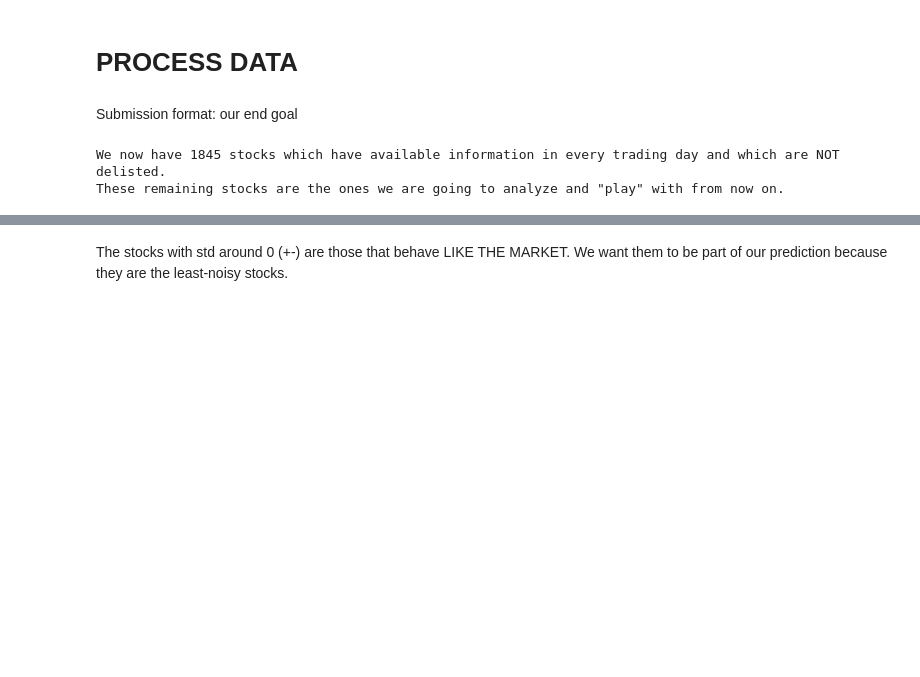
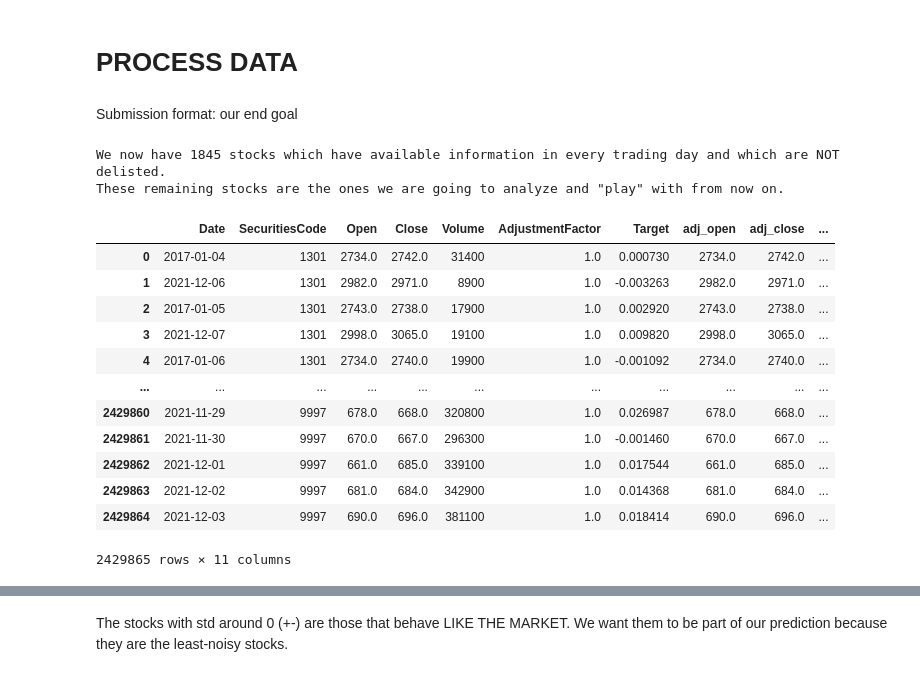
Before and after one commit to ofirnesher-nemodata/jpx-tokyo-stock-exchange-prediction, a Jupyter notebook: notebooks/submission-21-06-22.ipynb, the cells around one changed output, grey strips where cells are left out. Drawn from its saved outputs; the diff is of its cells as text; code cells hidden in the pictures; blank space fills up the shorter version.

```diff
--- a/notebooks/submission-21-06-22.ipynb
+++ b/notebooks/submission-21-06-22.ipynb
@@ -93,2 +97,18 @@ adj_prices_df['daily_change'] = (adj_prices_df['adj_close'] - adj_prices_df['adj
 # adj_prices_df
+# %%
+adj_prices_df
+# %% [output]
+|  | Date | SecuritiesCode | Open | Close | Volume | AdjustmentFactor | Target | adj_open | adj_close | ... |
+| 0 | 2017-01-04 | 1301 | 2734.0 | 2742.0 | 31400 | 1.0 | 0.000730 | 2734.0 | 2742.0 | ... |
+| 1 | 2021-12-06 | 1301 | 2982.0 | 2971.0 | 8900 | 1.0 | -0.003263 | 2982.0 | 2971.0 | ... |
+| 2 | 2017-01-05 | 1301 | 2743.0 | 2738.0 | 17900 | 1.0 | 0.002920 | 2743.0 | 2738.0 | ... |
+| 3 | 2021-12-07 | 1301 | 2998.0 | 3065.0 | 19100 | 1.0 | 0.009820 | 2998.0 | 3065.0 | ... |
+| 4 | 2017-01-06 | 1301 | 2734.0 | 2740.0 | 19900 | 1.0 | -0.001092 | 2734.0 | 2740.0 | ... |
+| ... | ... | ... | ... | ... | ... | ... | ... | ... | ... | ... |
+| 2429860 | 2021-11-29 | 9997 | 678.0 | 668.0 | 320800 | 1.0 | 0.026987 | 678.0 | 668.0 | ... |
+| 2429861 | 2021-11-30 | 9997 | 670.0 | 667.0 | 296300 | 1.0 | -0.001460 | 670.0 | 667.0 | ... |
+| 2429862 | 2021-12-01 | 9997 | 661.0 | 685.0 | 339100 | 1.0 | 0.017544 | 661.0 | 685.0 | ... |
+| 2429863 | 2021-12-02 | 9997 | 681.0 | 684.0 | 342900 | 1.0 | 0.014368 | 681.0 | 684.0 | ... |
+| 2429864 | 2021-12-03 | 9997 | 690.0 | 696.0 | 381100 | 1.0 | 0.018414 | 690.0 | 696.0 | ... |
+2429865 rows × 11 columns
 # %%
```
Also changed, not shown: parts of 25 cells of this notebook.
